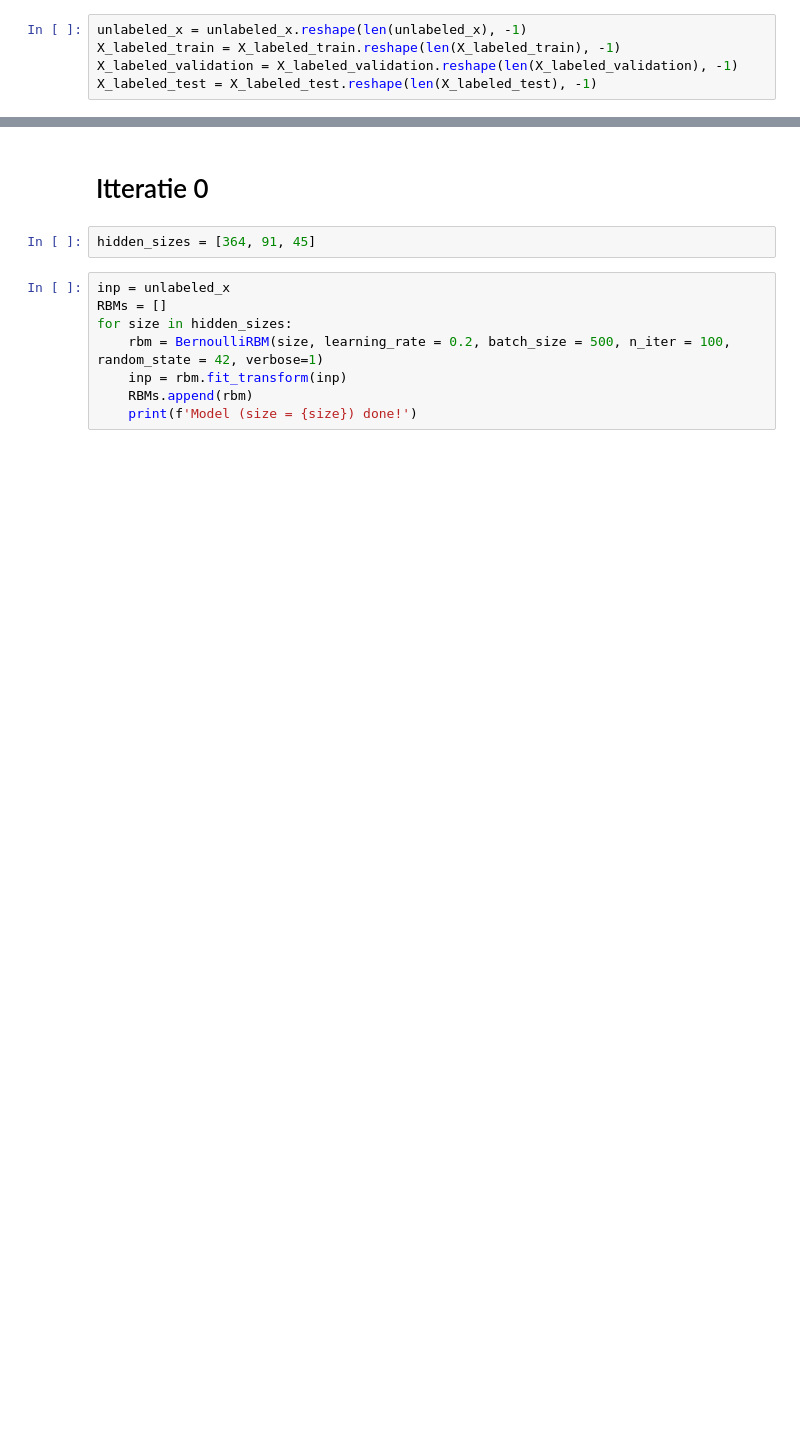
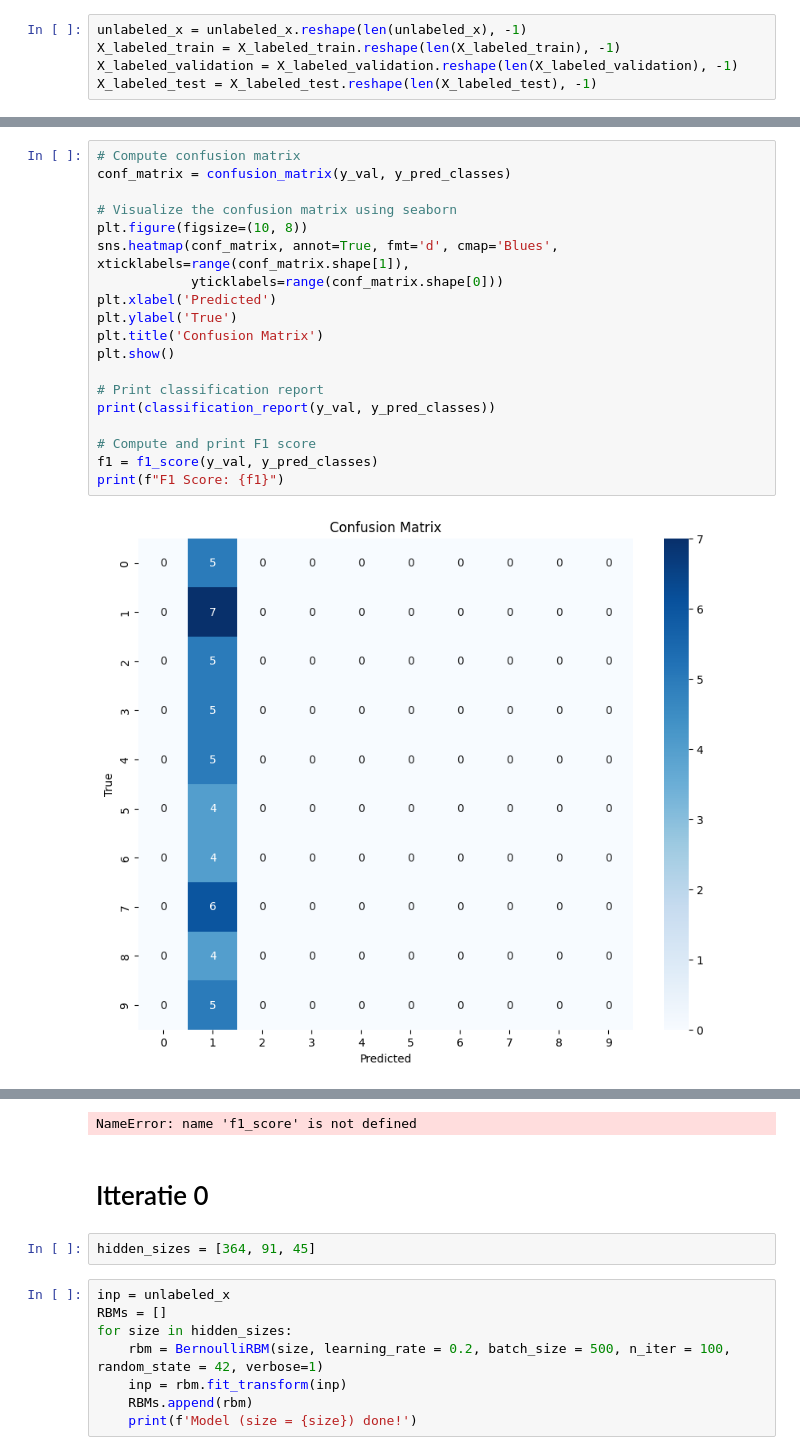
Before and after one commit to miepvis/MT2B, a Jupyter notebook: Opdracht datapunt 2b M&T.ipynb, the cells around one changed output, grey strips where cells are left out. Cells and saved outputs as stored; diff of their text form; blank space fills up the shorter version.

```diff
--- a/Opdracht datapunt 2b M&T.ipynb
+++ b/Opdracht datapunt 2b M&T.ipynb
@@ -179,0 +170,21 @@ Add null model
+# %%
+# Compute confusion matrix
+conf_matrix = confusion_matrix(y_val, y_pred_classes)
+
+# Visualize the confusion matrix using seaborn
+plt.figure(figsize=(10, 8))
+sns.heatmap(conf_matrix, annot=True, fmt='d', cmap='Blues', xticklabels=range(conf_matrix.shape[1]),
+            yticklabels=range(conf_matrix.shape[0]))
+plt.xlabel('Predicted')
+plt.ylabel('True')
+plt.title('Confusion Matrix')
+plt.show()
+
+# Print classification report
+print(classification_report(y_val, y_pred_classes))
+
+# Compute and print F1 score
+f1 = f1_score(y_val, y_pred_classes)
+print(f"F1 Score: {f1}")
+# %% [output]
+[figure, added]
@@ -180,3 +207,4 @@ Add null model
+NameError: name 'f1_score' is not defined
 # %% [markdown]
 # Itteratie 0
 # %%
```
Also changed, not shown: parts of 66 cells of this notebook.
